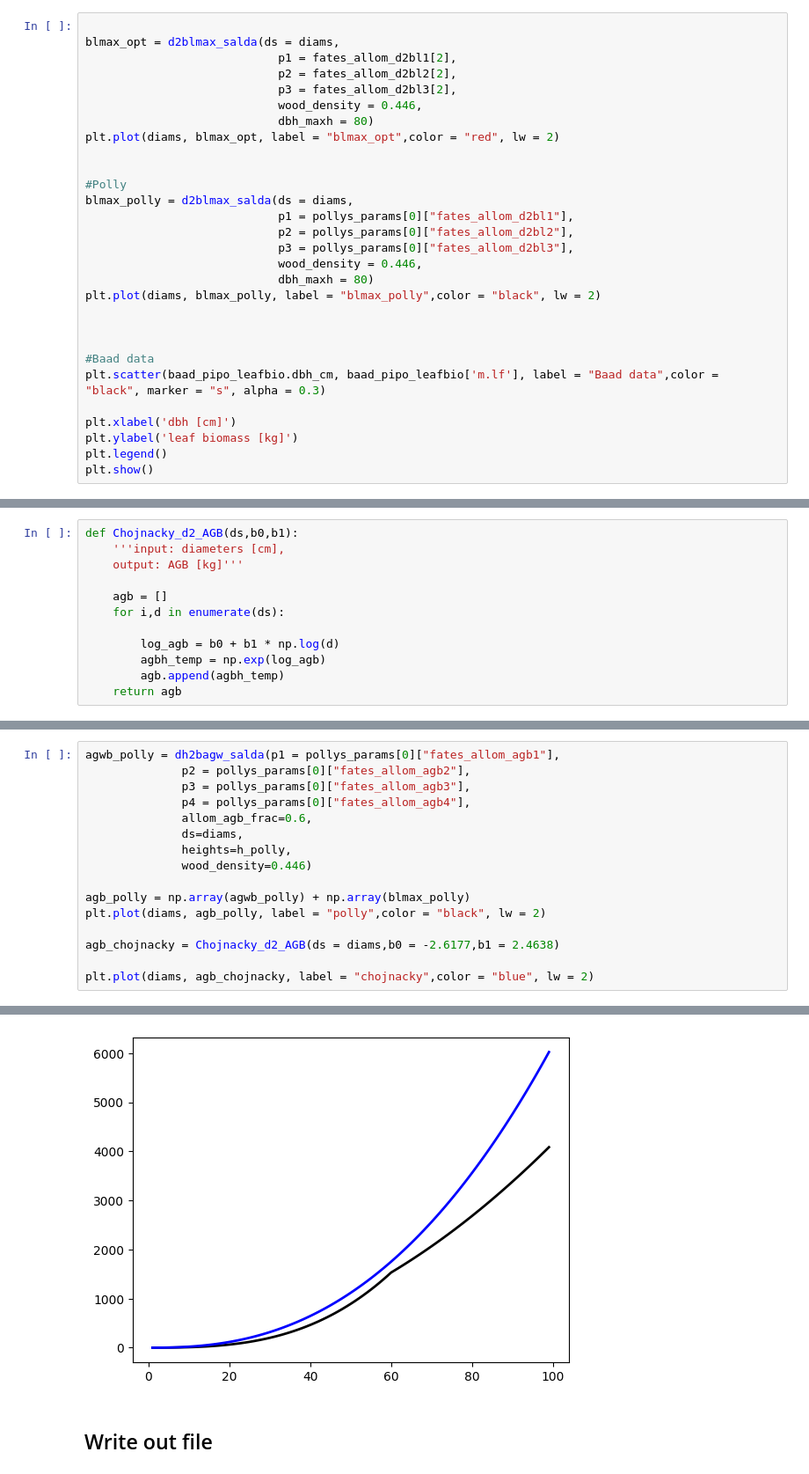
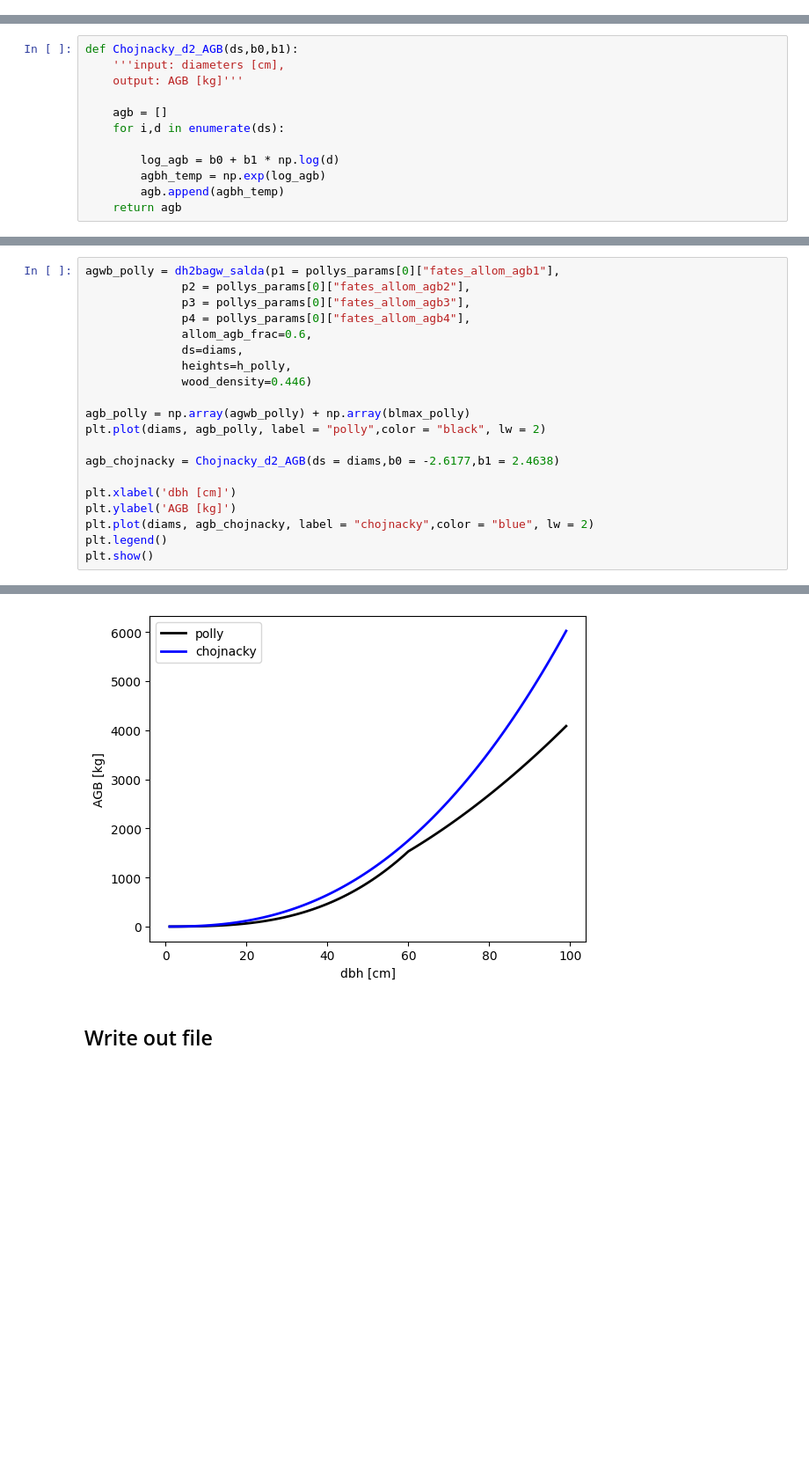
Before and after one commit to adamhb/california-fates, a Jupyter notebook: parameter_ranges/analyze_conifer_and_oak_allometry.ipynb, the cells around one changed output, grey strips where cells are left out. Shown at 88% size. Saved outputs shown, nothing was run; the diff lists cells and outputs as text; blank space fills up the shorter version.

Commit message:
cleaned and added to conifer allometry parameter data script

```diff
--- a/parameter_ranges/analyze_conifer_and_oak_allometry.ipynb
+++ b/parameter_ranges/analyze_conifer_and_oak_allometry.ipynb
@@ -532,29 +794,0 @@ fates_allom_d2bl3 = getMeanMinMaxofParam(param = 2)
-# %%
-
-blmax_opt = d2blmax_salda(ds = diams,
-                            p1 = fates_allom_d2bl1[2],
-                            p2 = fates_allom_d2bl2[2],
-                            p3 = fates_allom_d2bl3[2],
-                            wood_density = 0.446,
-                            dbh_maxh = 80)
-plt.plot(diams, blmax_opt, label = "blmax_opt",color = "red", lw = 2)
-
-
-#Polly
-blmax_polly = d2blmax_salda(ds = diams,
-                            p1 = pollys_params[0]["fates_allom_d2bl1"],
-                            p2 = pollys_params[0]["fates_allom_d2bl2"],
-                            p3 = pollys_params[0]["fates_allom_d2bl3"],
-                            wood_density = 0.446,
-                            dbh_maxh = 80)
-plt.plot(diams, blmax_polly, label = "blmax_polly",color = "black", lw = 2)
-
-
-
-#Baad data
-plt.scatter(baad_pipo_leafbio.dbh_cm, baad_pipo_leafbio['m.lf'], label = "Baad data",color = "black", marker = "s", alpha = 0.3)
-
-plt.xlabel('dbh [cm]')
-plt.ylabel('leaf biomass [kg]')
-plt.legend()
-plt.show()
@@ -669,5 +825,9 @@ plt.plot(diams, agb_polly, label = "polly",color = "black", lw = 2)
 
 agb_chojnacky = Chojnacky_d2_AGB(ds = diams,b0 = -2.6177,b1 = 2.4638)
 
+plt.xlabel('dbh [cm]')
+plt.ylabel('AGB [kg]')
 plt.plot(diams, agb_chojnacky, label = "chojnacky",color = "blue", lw = 2)
+plt.legend()
+plt.show()
 # %% [output]
@@ -675,4 +834,4 @@ plt.plot(diams, agb_chojnacky, label = "chojnacky",color = "blue", lw = 2)
-[figure, old version]
+[figure, new version]
 # %% [markdown]
 ## Write out file
 # %%
```
Also changed, not shown: parts of 79 cells of this notebook, 4 other files.
